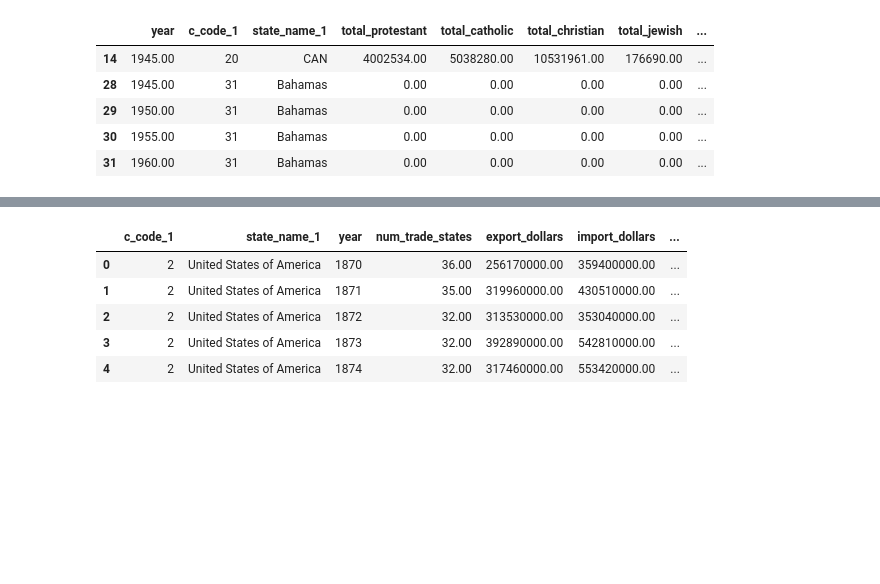
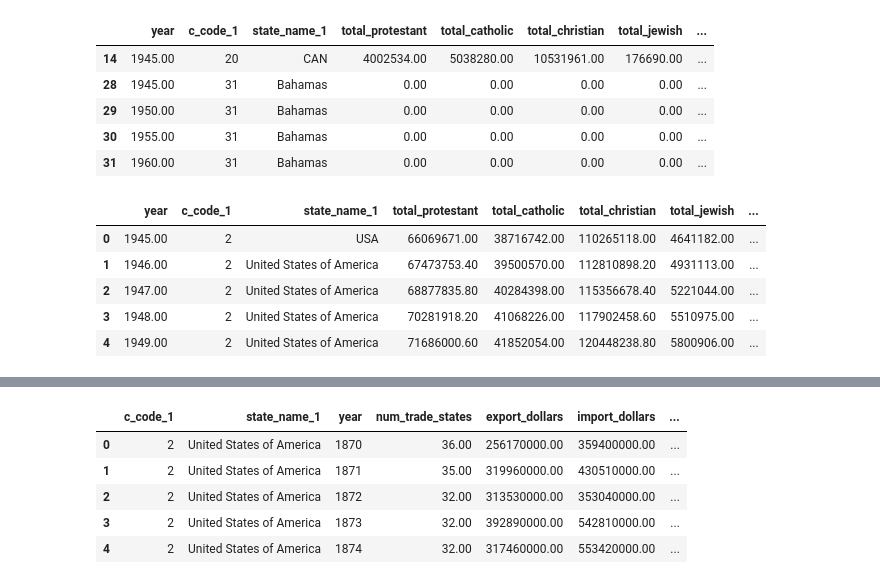
Before and after one commit to cyaris/international_armed_conflict, a Jupyter notebook: Armed Conflict Data Clean.ipynb, the cells around one changed output, grey strips where cells are left out. Cells and saved outputs as stored; diff of their text form; code cells hidden in the pictures; blank space fills up the shorter version.

```diff
--- a/Armed Conflict Data Clean.ipynb
+++ b/Armed Conflict Data Clean.ipynb
@@ -722,5 +697,14 @@ wrp_df[wrp_df['total_non_religious'] == 0].head()
 # %%
 wrp_df.to_pickle('pickle/wrp_df.pkl')
+# %%
+wrp_df.head()
+# %% [output]
+|  | year | c_code_1 | state_name_1 | total_protestant | total_catholic | total_christian | total_jewish | ... |
+| 0 | 1945.00 | 2 | USA | 66069671.00 | 38716742.00 | 110265118.00 | 4641182.00 | ... |
+| 1 | 1946.00 | 2 | United States of America | 67473753.40 | 39500570.00 | 112810898.20 | 4931113.00 | ... |
+| 2 | 1947.00 | 2 | United States of America | 68877835.80 | 40284398.00 | 115356678.40 | 5221044.00 | ... |
+| 3 | 1948.00 | 2 | United States of America | 70281918.20 | 41068226.00 | 117902458.60 | 5510975.00 | ... |
+| 4 | 1949.00 | 2 | United States of America | 71686000.60 | 41852054.00 | 120448238.80 | 5800906.00 | ... |
 # %%
 len(wrp_df)
 # %% [output]
```
Also changed, not shown: parts of 17 cells of this notebook, 2 other files.
